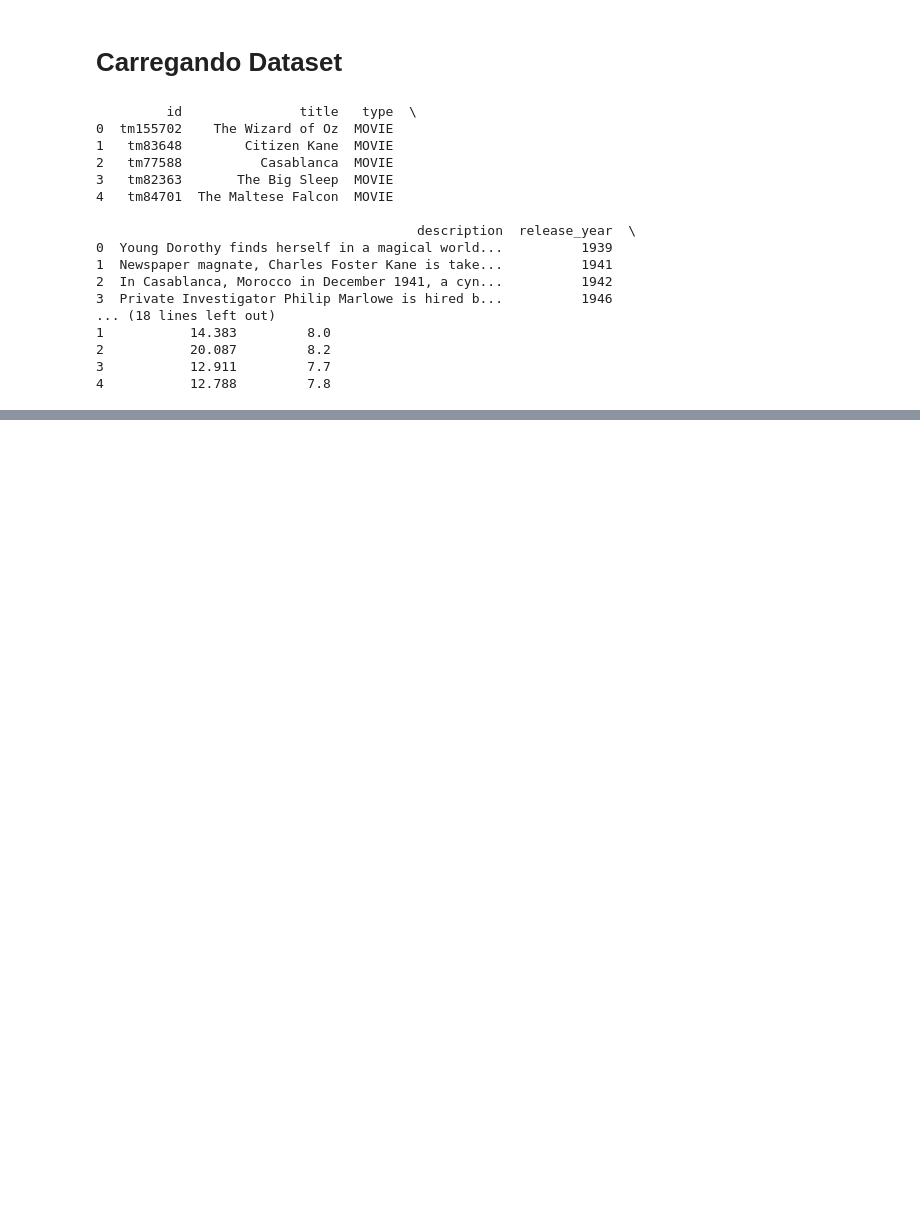
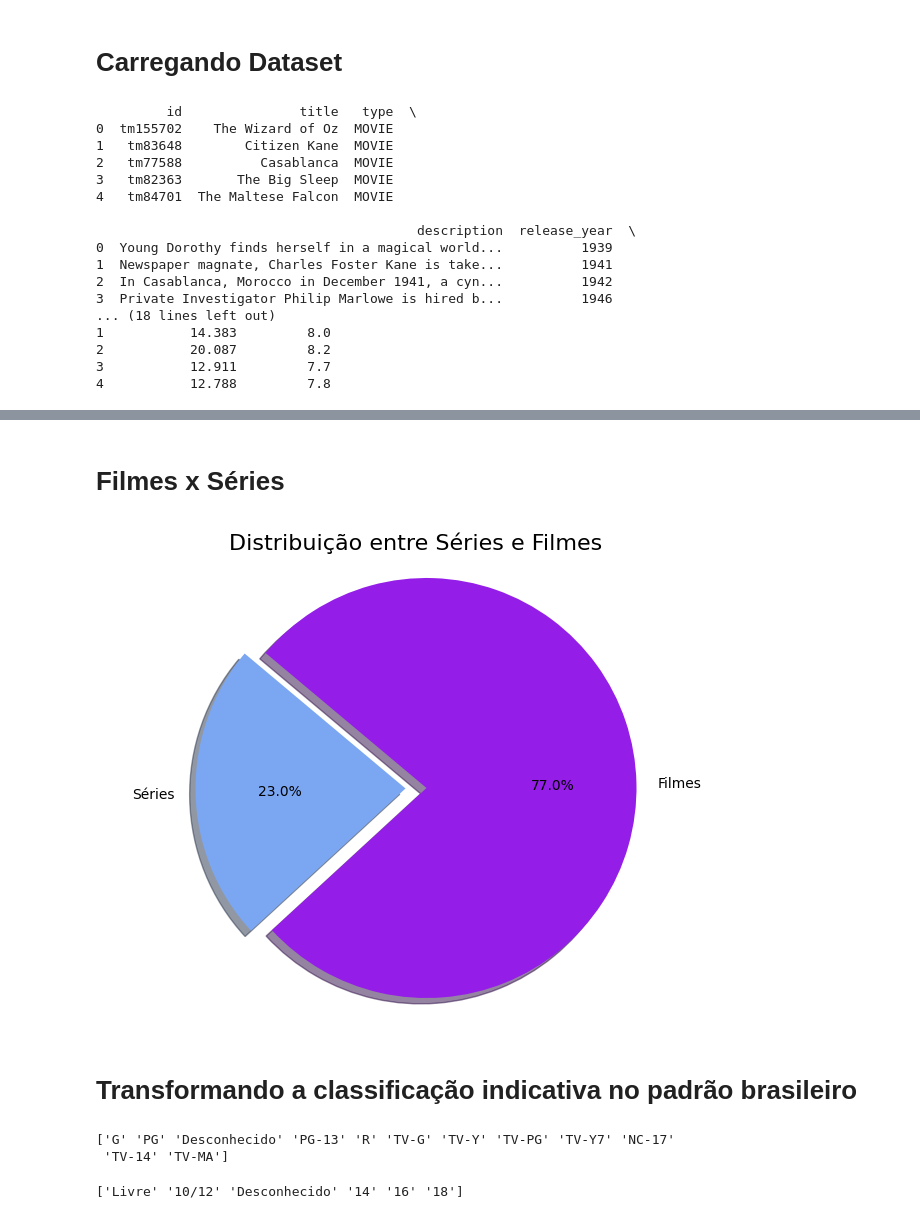
Before and after one commit to vfoliveiras/hbo-max-series-e-filmes, a Jupyter notebook: HBO_Max.ipynb, the cells around one changed output, grey strips where cells are left out. Drawn from its saved outputs; the diff is of its cells as text; code cells hidden in the pictures; blank space fills up the shorter version.

```diff
--- a/HBO_Max.ipynb
+++ b/HBO_Max.ipynb
@@ -70,0 +312,59 @@ Top 10 títulos com maior pontuação no IMDB:
+# %% [markdown]
+# **Filmes x Séries**
+# %%
+# Contar a quantidade de séries e filmes
+type_counts = df['type'].value_counts()
+
+# Calcular as porcentagens
+total_count = len(df)
+percentage_series = (type_counts['SHOW'] / total_count) * 100
+percentage_movies = (type_counts['MOVIE'] / total_count) * 100
+
+# Configurar os dados para o gráfico de pizza
+labels = ['Séries', 'Filmes']
+sizes = [percentage_series, percentage_movies]
+colors = ['#7ba7f2', '#941de8']
+explode = (0.1, 0)
+
+# Plotar o gráfico de pizza
+plt.figure(figsize=(8, 6))
+plt.pie(sizes, explode=explode, labels=labels, colors=colors, autopct='%1.1f%%', shadow=True, startangle=140)
+plt.axis('equal')
+plt.title('Distribuição entre Séries e Filmes', fontsize=16)
+plt.show()
+# %% [output]
+[figure, added]
+# %% [markdown]
+# **Transformando a classificação indicativa no padrão brasileiro**
+# %%
+# Visualizar a coluna 'age_certification' e listar todos as classificações únicas
+unique_ages = df['age_certification'].str.split(', ').explode().unique()
+print(unique_ages)
+# %% [output]
+['G' 'PG' 'Desconhecido' 'PG-13' 'R' 'TV-G' 'TV-Y' 'TV-PG' 'TV-Y7' 'NC-17'
+ 'TV-14' 'TV-MA']
+# %%
+# Mapeamento das classificações indicativas americanas para as brasileiras
+age_mapping = {
+    'G': 'Livre',
+    'TV-G': 'Livre',
+    'TV-Y': 'Livre',
+    'PG': '10/12',
+    'TV-Y7': '10/12',
+    'PG-13': '14',
+    'TV-14': '14',
+    'TV-PG': '14',
+    'R': '16',
+    'NC-17': '18',
+    'TV-MA': '18',
+    'Desconhecido': 'Desconhecido'
+}
+
+# Aplicar o mapeamento à coluna 'age_certification' do DataFrame
+df['age_certification_brasil'] = df['age_certification'].map(age_mapping)
+
+# Visualizar a coluna 'age_certification_brasil' e listar todas as classificações únicas brasileiras
+unique_ages_brasil = df['age_certification_brasil'].unique()
+print(unique_ages_brasil)
+# %% [output]
+['Livre' '10/12' 'Desconhecido' '14' '16' '18']
```
Also changed, not shown: parts of 31 cells of this notebook.
